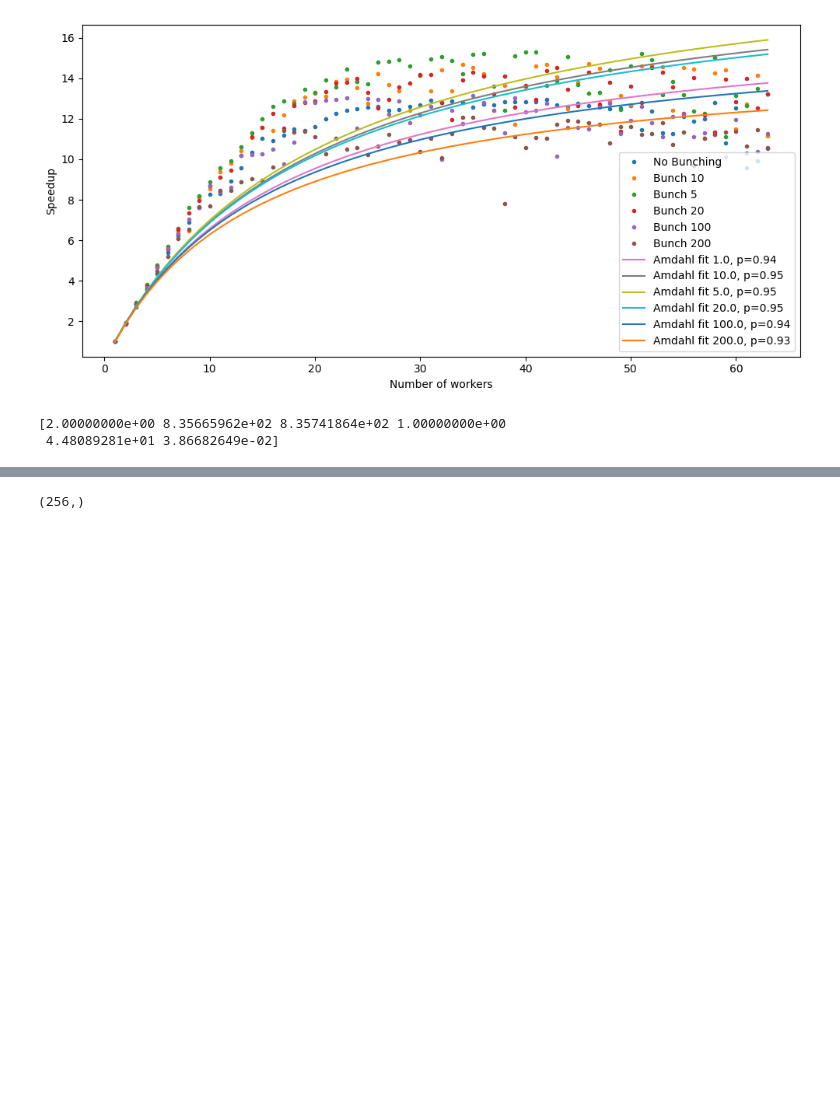
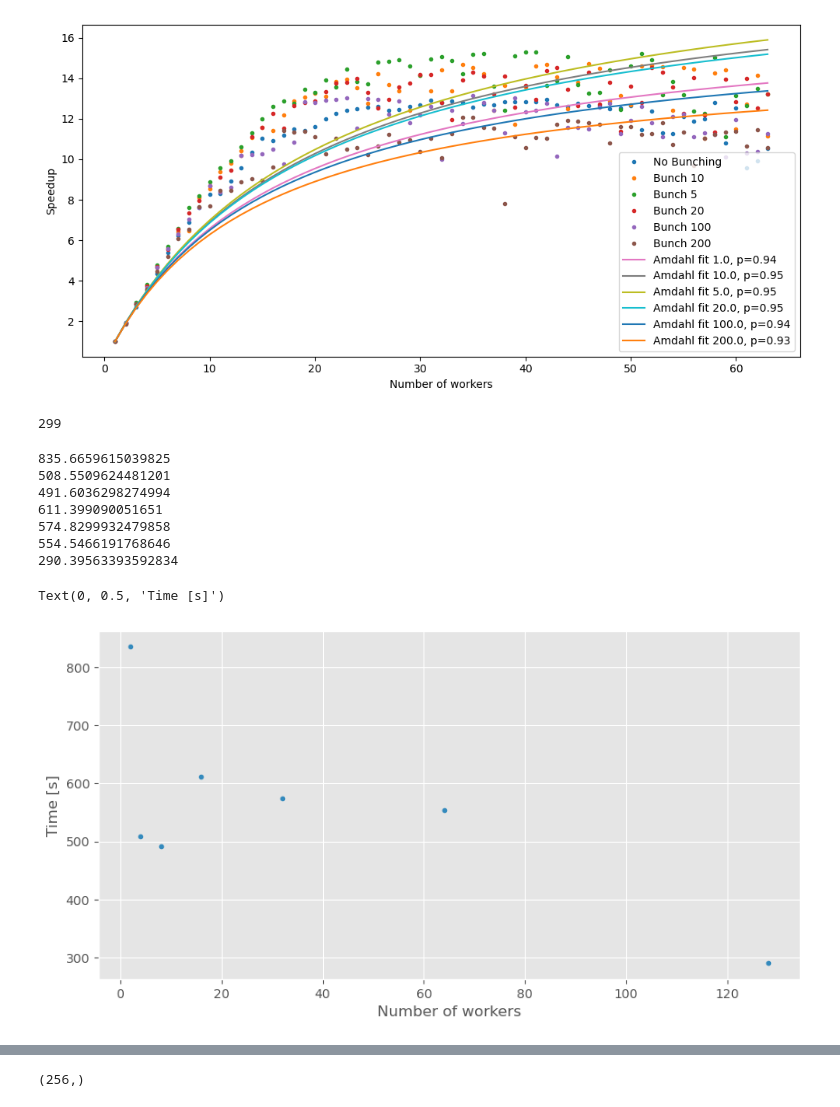
Before and after one commit to 2BeAsh/HPPC_Python_Project, a Jupyter notebook: Code/mpi4py/plots.ipynb, the cells around one changed output, grey strips where cells are left out. Cells and saved outputs as stored; diff of their text form; code cells hidden in the pictures; blank space fills up the shorter version.

```diff
--- a/Code/mpi4py/plots.ipynb
+++ b/Code/mpi4py/plots.ipynb
@@ -58,13 +75,44 @@ fig.tight_layout()
 [figure]
 # %%
 data_5a = np.loadtxt("Results/n_cuts5_1.out", delimiter=",",usecols=[0,1,2,3,4,5])
-data_5b = np.loadtxt("Results/n_cuts5_2.out", delimiter=",",usecols=[0,1,2,3,4,5])
-data_5c = np.loadtxt("Results/n_cuts5_3.out", delimiter=",",usecols=[0,1,2,3,4,5])
+# data_5b = np.loadtxt("Results/n_cuts5_2.out", delimiter=",",usecols=[0,1,2,3,4,5])
+# data_5c = np.loadtxt("Results/n_cuts5_3.out", delimiter=",",usecols=[0,1,2,3,4,5])
+
+
+data_5a = data_5a[:117,:]
+data_5b = np.loadtxt("Results/n_cuts5_16.txt", delimiter=",",usecols=[0,1,2,3,4,5])
+data_5c = np.loadtxt("Results/n_cuts5_32.txt", delimiter=",",usecols=[0,1,2,3,4,5])
+data_5d = np.loadtxt("Results/n_cuts5_64.txt", delimiter=",",usecols=[0,1,2,3,4,5])
+data_5e = np.loadtxt("Results/n_cuts5_128.txt", delimiter=",",usecols=[0,1,2,3,4,5])
 
 data_5 = np.concatenate((data_5a, data_5b), axis=0)
 data_5 = np.concatenate((data_5, data_5c), axis=0)
-print(data_5[0,:])
+data_5 = np.concatenate((data_5, data_5d), axis=0)
+data_5 = np.concatenate((data_5, data_5e), axis=0)
+
+print(np.sum(data_5[:,0] == 128))
 # %% [output]
-[2.00000000e+00 8.35665962e+02 8.35741864e+02 1.00000000e+00
- 4.48089281e+01 3.86682649e-02]
+299
+# %%
+workers = np.array([2, 4, 8, 16, 32, 64, 128])
+
+fig, ax = plt.subplots(figsize=(10,5))
+t0 = data_5[0,1]
+for i in range(len(workers)):
+    mask = np.arange(len(data_5[:,0]))[data_5[:,0] == workers[i]]
+    ax.plot(data_5[mask[0],0], data_5[mask[0],1], '.',color= "C1" , label=f'{workers[i]} workers')
+    print(data_5[mask[0],1])
+ax.set_xlabel('Number of workers')
+ax.set_ylabel('Time [s]')
+# ax.plot(data_5[:,0], data_5[:,1], '.', label='5 cuts')
+# %% [output]
+835.6659615039825
+508.5509624481201
+491.6036298274994
+611.399090051651
+574.8299932479858
+554.5466191768646
+290.39563393592834
+Text(0, 0.5, 'Time [s]')
+[figure, added]
 # %%
```
Also changed, not shown: parts of 7 cells of this notebook, 11 other files.
